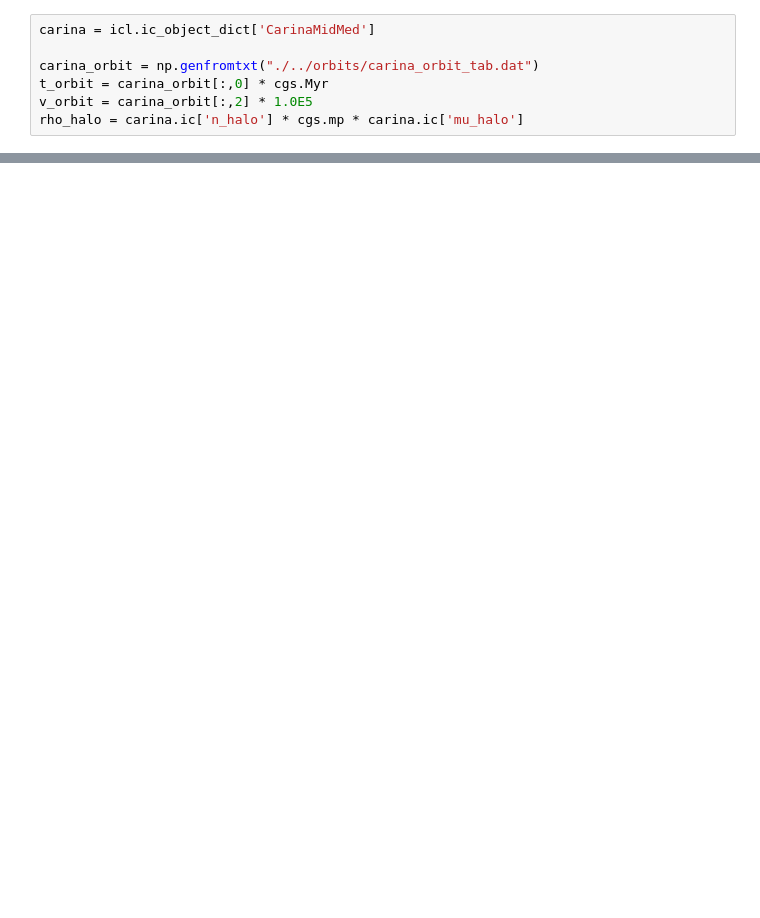
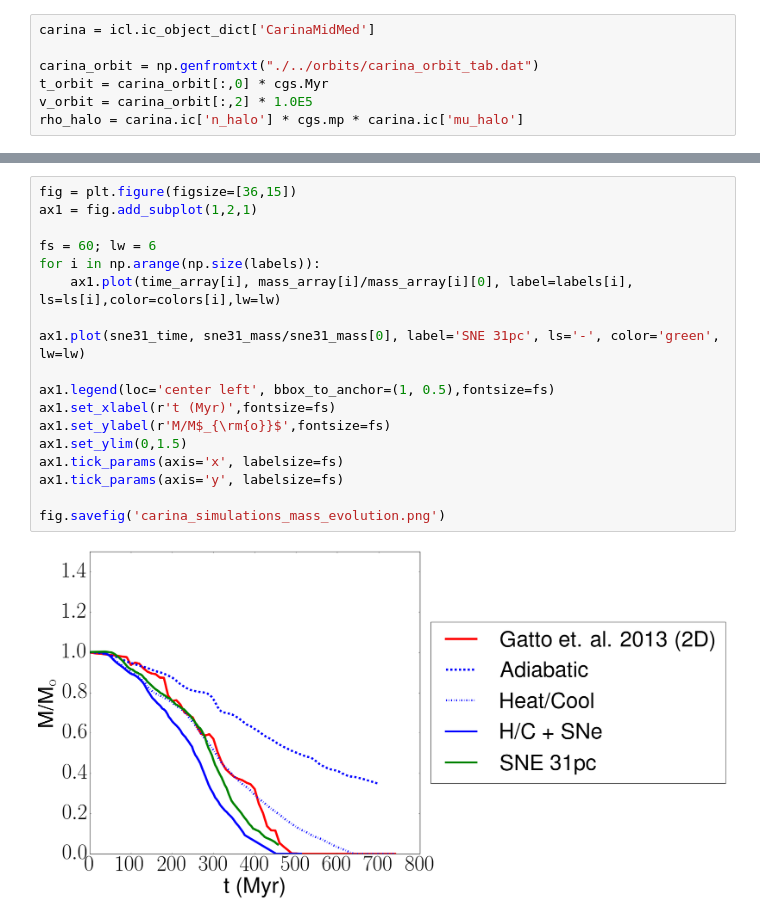
Before and after one commit to aemerick/dwarfs, a Jupyter notebook: analysis/analytic_model/carina_model_simulation_comparison.ipynb, the cells around one changed output, grey strips where cells are left out. Drawn from its saved outputs; the diff is of its cells as text; blank space fills up the shorter version.

```diff
--- a/analysis/analytic_model/carina_model_simulation_comparison.ipynb
+++ b/analysis/analytic_model/carina_model_simulation_comparison.ipynb
@@ -56 +121,21 @@ plt.ylim(0,1)
+# %%
+fig = plt.figure(figsize=[36,15])
+ax1 = fig.add_subplot(1,2,1)
+
+fs = 60; lw = 6
+for i in np.arange(np.size(labels)):
+    ax1.plot(time_array[i], mass_array[i]/mass_array[i][0], label=labels[i], ls=ls[i],color=colors[i],lw=lw)
+
+ax1.plot(sne31_time, sne31_mass/sne31_mass[0], label='SNE 31pc', ls='-', color='green', lw=lw)
+
+ax1.legend(loc='center left', bbox_to_anchor=(1, 0.5),fontsize=fs)
+ax1.set_xlabel(r't (Myr)',fontsize=fs)
+ax1.set_ylabel(r'M/M$_{\rm{o}}$',fontsize=fs)
+ax1.set_ylim(0,1.5)
+ax1.tick_params(axis='x', labelsize=fs)
+ax1.tick_params(axis='y', labelsize=fs)
+
+fig.savefig('carina_simulations_mass_evolution.png')
+# %% [output]
+[figure, added]
 # %%
```
Also changed, not shown: parts of 12 cells of this notebook, 3 other files.
